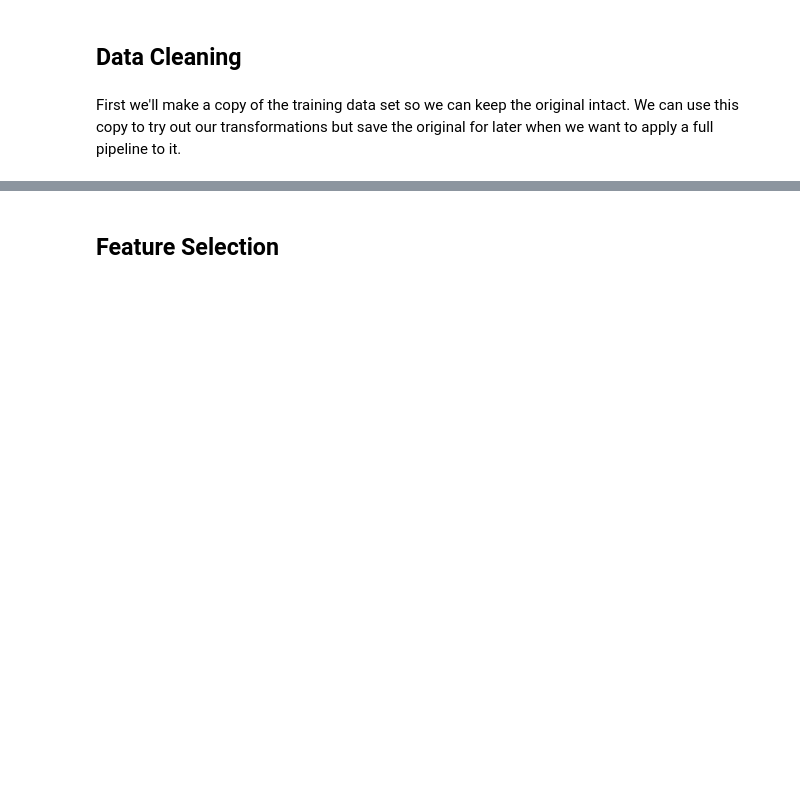
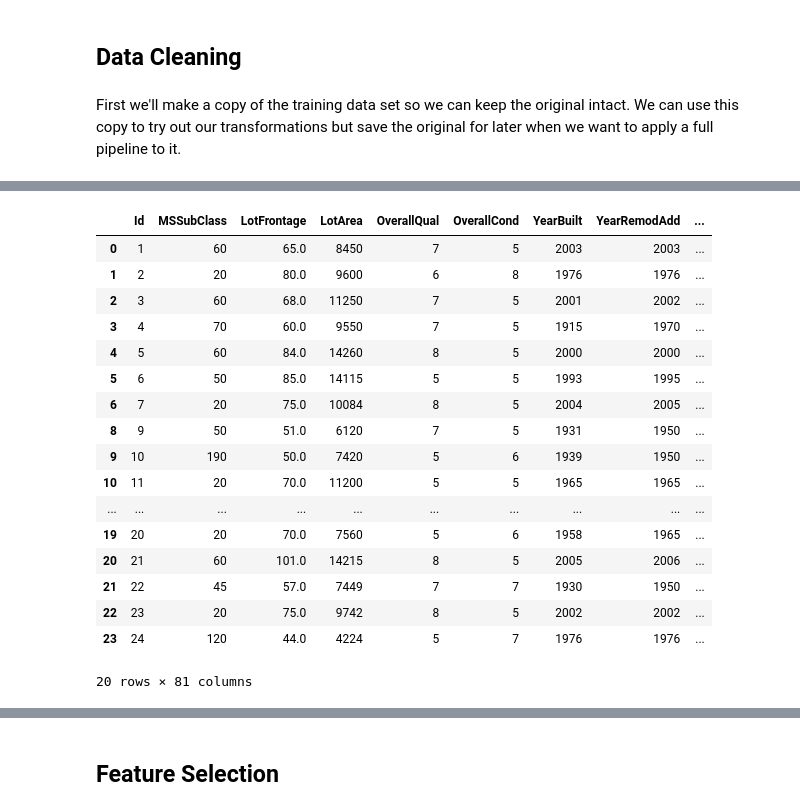
Before and after one commit to dorond/kaggle-house-prices-prediction, a Jupyter notebook: Housing Sale Price Prediction (Kaggle).ipynb, the cells around one changed output, grey strips where cells are left out. Saved outputs shown, nothing was run; the diff lists cells and outputs as text; code cells hidden in the pictures; blank space fills up the shorter version.

Commit message:
full ML transformation and imputing pipeline working

```diff
--- a/Housing Sale Price Prediction (Kaggle).ipynb
+++ b/Housing Sale Price Prediction (Kaggle).ipynb
@@ -452,3 +533,18 @@ class DataFrameSelector(BaseEstimator, TransformerMixin):
+# %%
+num_features = housing.select_dtypes(include=['float64', 'int64']).columns.values.tolist()
+cat_features = housing.select_dtypes(include=['object']).columns.values.tolist()
+all_features = num_features + cat_features
+
+outlier_features = ["LotFrontage", "LotArea"]
+outlier_range = [1.5, 1.5]
+outlier_remove_lows = [True, True]
+outlier_remove_highs = [True, True]
+
+outlier_pipeline = Pipeline([
+        ("select_numeric_outliers", DataFrameSelector(all_features)),
+        ("outlier_removal", OutlierRemover(outlier_features, outlier_range, outlier_remove_lows, outlier_remove_highs)),
+
+])
 # %%
 from sklearn.pipeline import Pipeline
 from sklearn.preprocessing import Imputer
@@ -475 +588,23 @@ preprocess_pipeline = FeatureUnion(transformer_list=[
     ])
+# %%
+X_train = outlier_pipeline.fit_transform(housing)
+X_train[:20]
+# %% [output]
+|  | Id | MSSubClass | LotFrontage | LotArea | OverallQual | OverallCond | YearBuilt | YearRemodAdd | ... |
+| 0 | 1 | 60 | 65.0 | 8450 | 7 | 5 | 2003 | 2003 | ... |
+| 1 | 2 | 20 | 80.0 | 9600 | 6 | 8 | 1976 | 1976 | ... |
+| 2 | 3 | 60 | 68.0 | 11250 | 7 | 5 | 2001 | 2002 | ... |
+| 3 | 4 | 70 | 60.0 | 9550 | 7 | 5 | 1915 | 1970 | ... |
+| 4 | 5 | 60 | 84.0 | 14260 | 8 | 5 | 2000 | 2000 | ... |
+| 5 | 6 | 50 | 85.0 | 14115 | 5 | 5 | 1993 | 1995 | ... |
+| 6 | 7 | 20 | 75.0 | 10084 | 8 | 5 | 2004 | 2005 | ... |
+| 8 | 9 | 50 | 51.0 | 6120 | 7 | 5 | 1931 | 1950 | ... |
+| 9 | 10 | 190 | 50.0 | 7420 | 5 | 6 | 1939 | 1950 | ... |
+| 10 | 11 | 20 | 70.0 | 11200 | 5 | 5 | 1965 | 1965 | ... |
+| ... | ... | ... | ... | ... | ... | ... | ... | ... | ... |
+| 19 | 20 | 20 | 70.0 | 7560 | 5 | 6 | 1958 | 1965 | ... |
+| 20 | 21 | 60 | 101.0 | 14215 | 8 | 5 | 2005 | 2006 | ... |
+| 21 | 22 | 45 | 57.0 | 7449 | 7 | 7 | 1930 | 1950 | ... |
+| 22 | 23 | 20 | 75.0 | 9742 | 8 | 5 | 2002 | 2002 | ... |
+| 23 | 24 | 120 | 44.0 | 4224 | 5 | 7 | 1976 | 1976 | ... |
+20 rows × 81 columns
```
Also changed, not shown: parts of 17 cells of this notebook, 1 other file.
